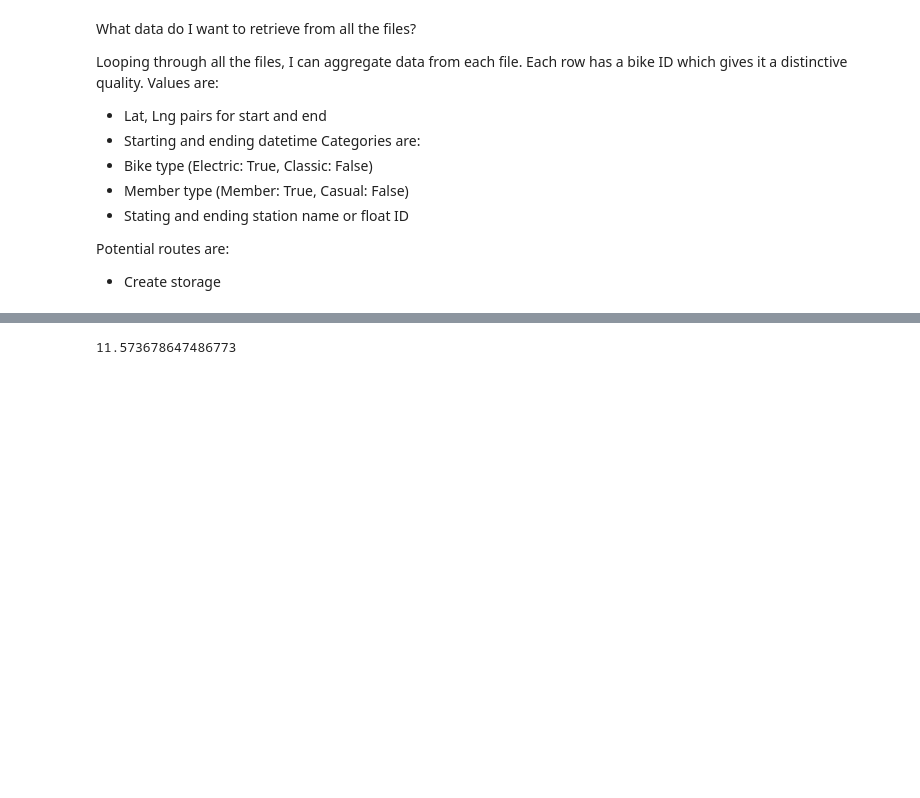
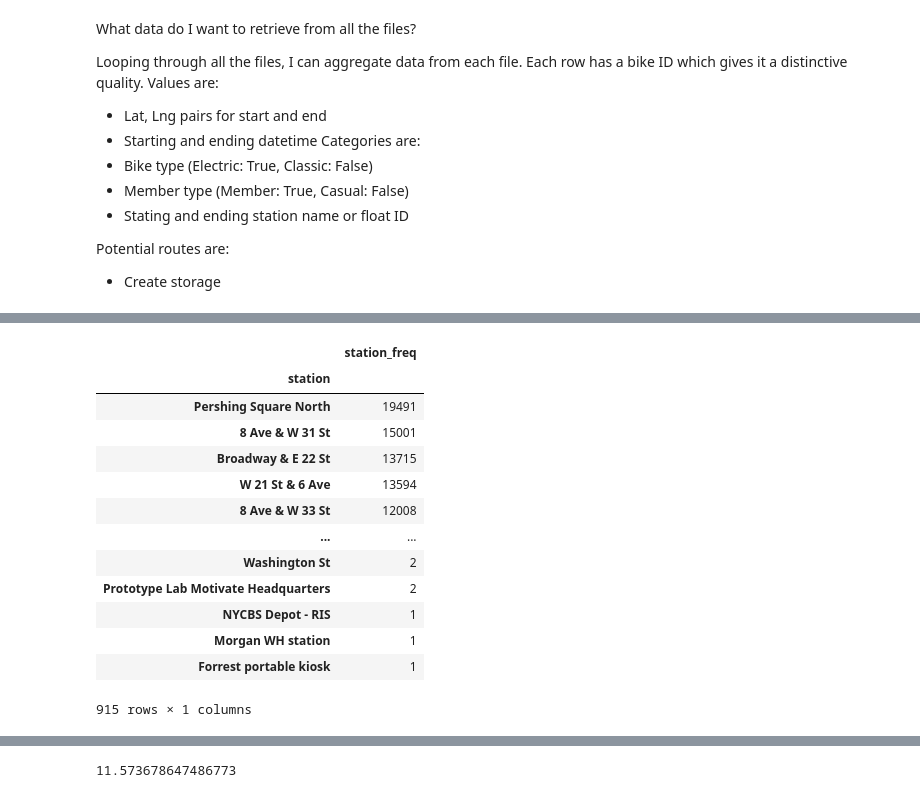
Before and after one commit to Neelka96/CitiBikes, a Jupyter notebook: explorer.ipynb, the cells around one changed output, grey strips where cells are left out. Saved outputs shown, nothing was run; the diff lists cells and outputs as text; code cells hidden in the pictures; blank space fills up the shorter version.

```diff
--- a/explorer.ipynb
+++ b/explorer.ipynb
@@ -312,3 +351,21 @@ feats = Features(df)
+# %%
+feats.merged_stations_table(feats.get_station_freq()).sort_values('station_freq', ascending = False)
+# pd.DataFrame(distances)
+# %% [output]
+|  | station_freq |
+| station |  |
+| Pershing Square North | 19491 |
+| 8 Ave & W 31 St | 15001 |
+| Broadway & E 22 St | 13715 |
+| W 21 St & 6 Ave | 13594 |
+| 8 Ave & W 33 St | 12008 |
+| ... | ... |
+| Washington St | 2 |
+| Prototype Lab Motivate Headquarters | 2 |
+| NYCBS Depot - RIS | 1 |
+| Morgan WH station | 1 |
+| Forrest portable kiosk | 1 |
+915 rows × 1 columns
 # %%
 test = feats.main_df
 test.loc[test['if_electric_bike'] == True].sort_values('start_dt')
```
Also changed, not shown: parts of 9 cells of this notebook, 1 other file.
